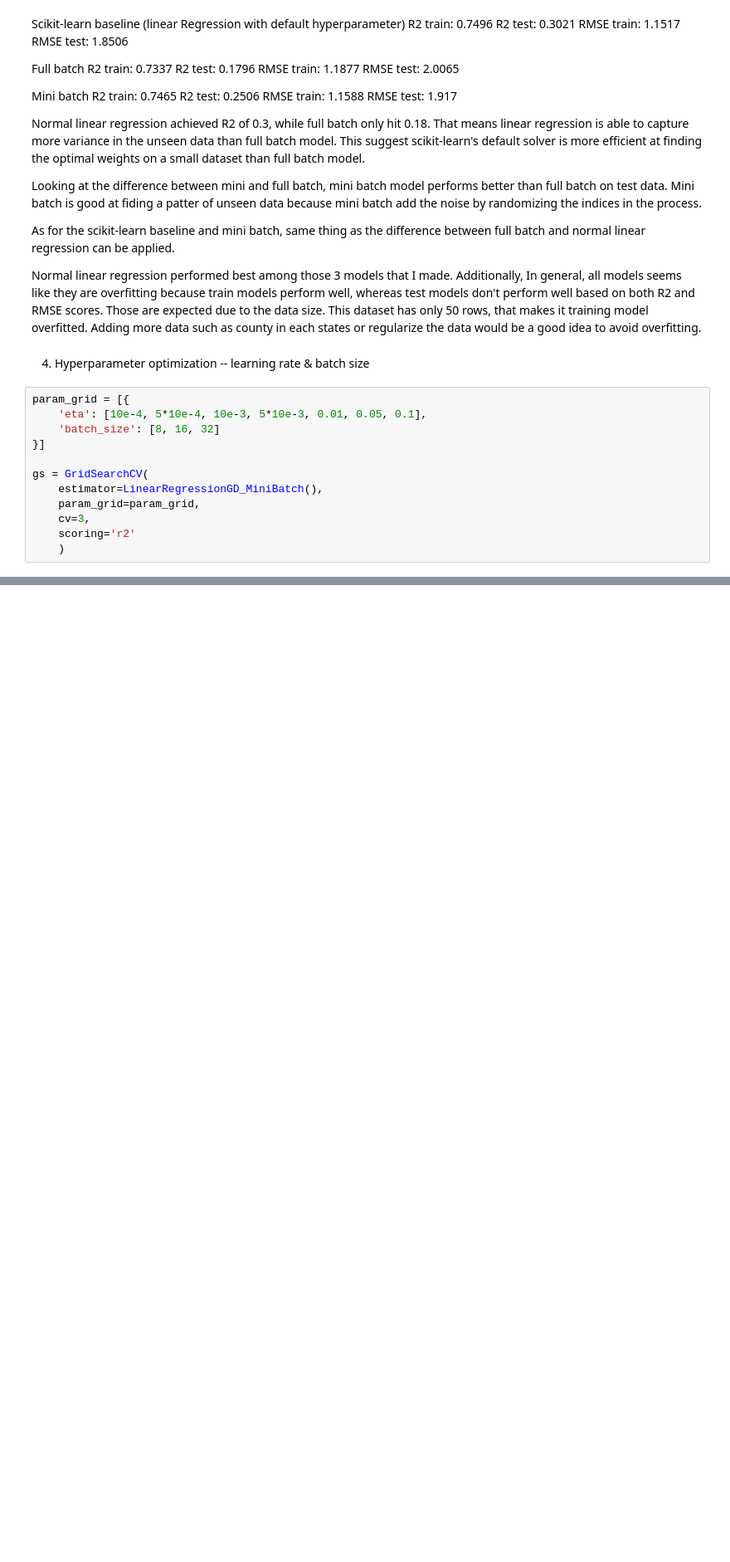
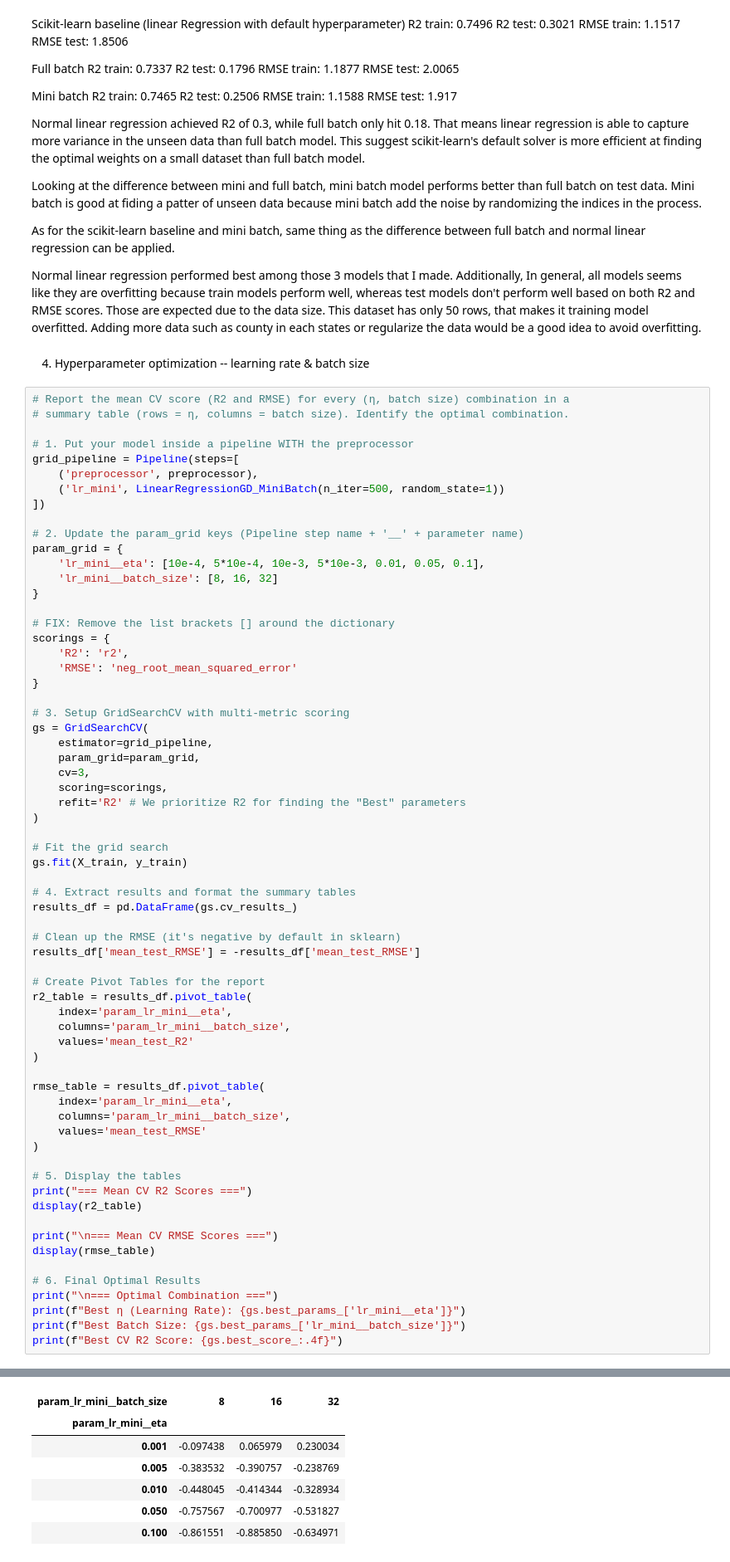
Before and after one commit to shotamuraishi/MATH4650_SP_2026_P01_G03_Muraishi, a Jupyter notebook: notebooks/temp.ipynb, the cells around one changed output, grey strips where cells are left out. Shown at 83% size. Drawn from its saved outputs; the diff is of its cells as text; blank space fills up the shorter version.

Commit message:
Found the optimal result by grid search

```diff
--- a/notebooks/temp.ipynb
+++ b/notebooks/temp.ipynb
@@ -483,14 +483,68 @@ Normal linear regression performed best among those 3 models that I made. Additi
 # %% [markdown]
 4. Hyperparameter optimization -- learning rate & batch size
 # %%
-param_grid = [{
-    'eta': [10e-4, 5*10e-4, 10e-3, 5*10e-3, 0.01, 0.05, 0.1],
-    'batch_size': [8, 16, 32]
-}]
+# Report the mean CV score (R2 and RMSE) for every (η, batch size) combination in a
+# summary table (rows = η, columns = batch size). Identify the optimal combination.
 
+# 1. Put your model inside a pipeline WITH the preprocessor
+grid_pipeline = Pipeline(steps=[
+    ('preprocessor', preprocessor),
+    ('lr_mini', LinearRegressionGD_MiniBatch(n_iter=500, random_state=1))
+])
+
+# 2. Update the param_grid keys (Pipeline step name + '__' + parameter name)
+param_grid = {
+    'lr_mini__eta': [10e-4, 5*10e-4, 10e-3, 5*10e-3, 0.01, 0.05, 0.1],
+    'lr_mini__batch_size': [8, 16, 32]
+}
+
+# FIX: Remove the list brackets [] around the dictionary
+scorings = {
+    'R2': 'r2',
+    'RMSE': 'neg_root_mean_squared_error'
+}
+
+# 3. Setup GridSearchCV with multi-metric scoring
 gs = GridSearchCV(
-    estimator=LinearRegressionGD_MiniBatch(),
+    estimator=grid_pipeline,
     param_grid=param_grid,
     cv=3,
-    scoring='r2'
-    )
+    scoring=scorings,
+    refit='R2' # We prioritize R2 for finding the "Best" parameters
+)
+
+# Fit the grid search
+gs.fit(X_train, y_train)
+
+# 4. Extract results and format the summary tables
+results_df = pd.DataFrame(gs.cv_results_)
+
+# Clean up the RMSE (it's negative by default in sklearn)
+results_df['mean_test_RMSE'] = -results_df['mean_test_RMSE']
+
+# Create Pivot Tables for the report
+r2_table = results_df.pivot_table(
+    index='param_lr_mini__eta',
+    columns='param_lr_mini__batch_size',
+    values='mean_test_R2'
+)
+
+rmse_table = results_df.pivot_table(
+    index='param_lr_mini__eta',
+    columns='param_lr_mini__batch_size',
+    values='mean_test_RMSE'
+)
+
+# 5. Display the tables
+print("=== Mean CV R2 Scores ===")
+display(r2_table)
+
+print("\n=== Mean CV RMSE Scores ===")
+display(rmse_table)
+
+# 6. Final Optimal Results
+print("\n=== Optimal Combination ===")
+print(f"Best η (Learning Rate): {gs.best_params_['lr_mini__eta']}")
+print(f"Best Batch Size: {gs.best_params_['lr_mini__batch_size']}")
+print(f"Best CV R2 Score: {gs.best_score_:.4f}")
+# %% [output]
@@ -496,0 +552,7 @@ gs = GridSearchCV(
+| param_lr_mini__batch_size | 8 | 16 | 32 |
+| param_lr_mini__eta |  |  |  |
+| 0.001 | -0.097438 | 0.065979 | 0.230034 |
+| 0.005 | -0.383532 | -0.390757 | -0.238769 |
+| 0.010 | -0.448045 | -0.414344 | -0.328934 |
+| 0.050 | -0.757567 | -0.700977 | -0.531827 |
+| 0.100 | -0.861551 | -0.885850 | -0.634971 |
```
Also changed, not shown: parts of 5 cells of this notebook.
